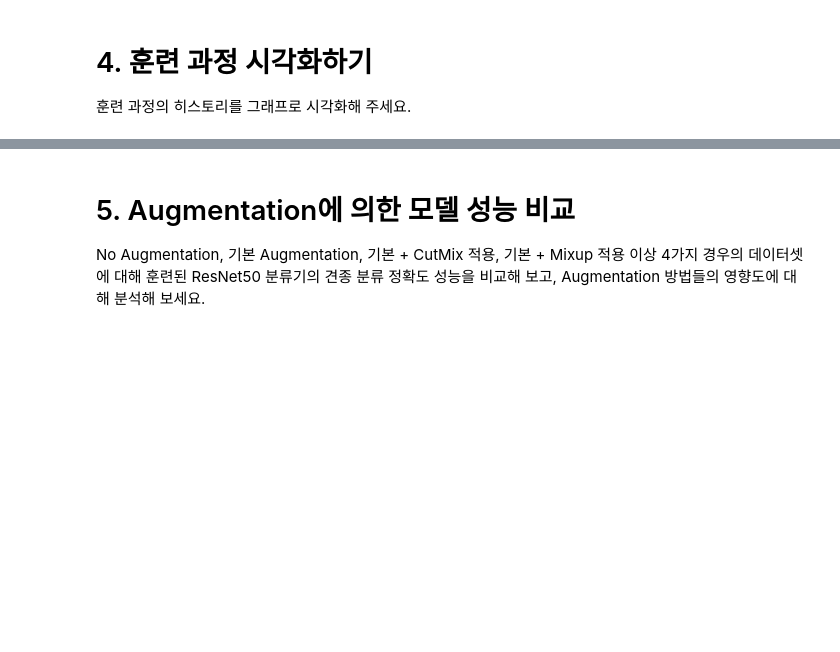
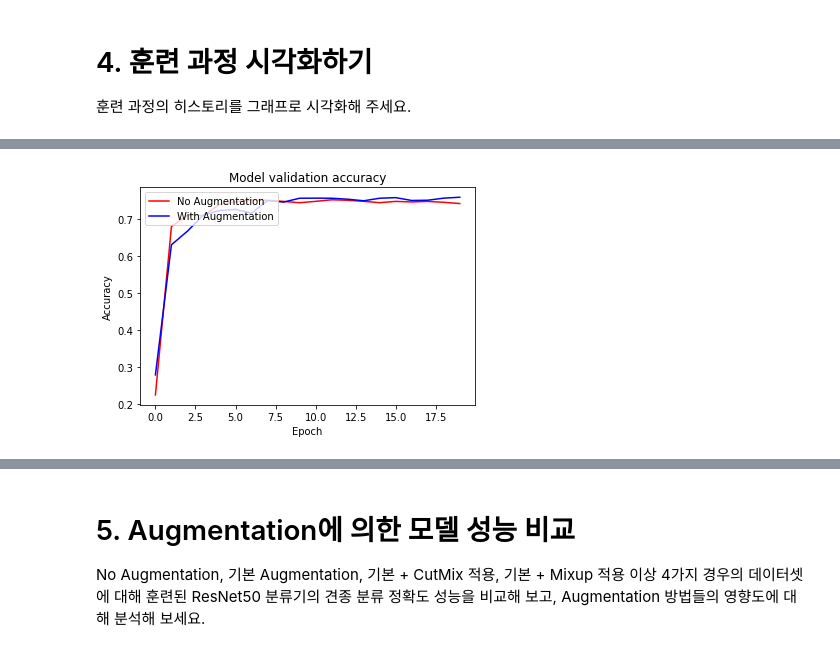
Before and after one commit to Jenny-Jo/aiffel1, a Jupyter notebook: data_augmentation.ipynb, the cells around one changed output, grey strips where cells are left out. Drawn from its saved outputs; the diff is of its cells as text; code cells hidden in the pictures; blank space fills up the shorter version.

```diff
--- a/data_augmentation.ipynb
+++ b/data_augmentation.ipynb
@@ -46,3 +226,5 @@ def apply_normalize_on_dataset(ds, is_test=False, batch_size=16, with_aug=False,
 # %% [markdown]
 # 2. 모델 만들기
 앞서 만들었던 것처럼 비교실험을 위한 모델 두 개를 만들어 주세요. 모델은 ResNet-50을 사용합시다.
+# %%
+num_classes = ds_info.features["label"].num_classes
@@ -48,0 +241,10 @@ def apply_normalize_on_dataset(ds, is_test=False, batch_size=16, with_aug=False,
+# %%
+aug_resnet50 = keras.models.Sequential([
+    keras.applications.resnet.ResNet50(
+        include_top=False,
+        weights='imagenet',
+        input_shape=(224, 224,3),
+        pooling='avg',
+    ),
+    keras.layers.Dense(num_classes, activation = 'softmax')
+])
@@ -62,0 +311,10 @@ Q3. sparse_categorical_crossentropy()를 사용하지 못하는 이유가 뭘까
+# %%
+history_resnet50_no_aug = resnet50.fit(
+    ds_train_no_aug, # augmentation 적용하지 않은 데이터셋 사용
+    steps_per_epoch=int(ds_info.splits['train'].num_examples/16),
+    validation_steps=int(ds_info.splits['test'].num_examples/16),
+    epochs=20,
+    validation_data=ds_test,
+    verbose=1,
+    use_multiprocessing=True,
+)
@@ -62,0 +339,10 @@ Q3. sparse_categorical_crossentropy()를 사용하지 못하는 이유가 뭘까
+# %%
+history_resnet50_aug = aug_resnet50.fit(
+    ds_train_aug, # augmentation 적용한 데이터셋 사용
+    steps_per_epoch=int(ds_info.splits['train'].num_examples/16),
+    validation_steps=int(ds_info.splits['test'].num_examples/16),
+    epochs=20,
+    validation_data=ds_test,
+    verbose=1,
+    use_multiprocessing=True,
+)
@@ -62,0 +367,10 @@ Q3. sparse_categorical_crossentropy()를 사용하지 못하는 이유가 뭘까
+# %%
+plt.plot(history_resnet50_no_aug.history['val_accuracy'], 'r')
+plt.plot(history_resnet50_aug.history['val_accuracy'], 'b')
+plt.title('Model validation accuracy')
+plt.ylabel('Accuracy')
+plt.xlabel('Epoch')
+plt.legend(['No Augmentation', 'With Augmentation'], loc='upper left')
+plt.show()
+# %% [output]
+[figure, added]
```
Also changed, not shown: parts of 31 cells of this notebook.
